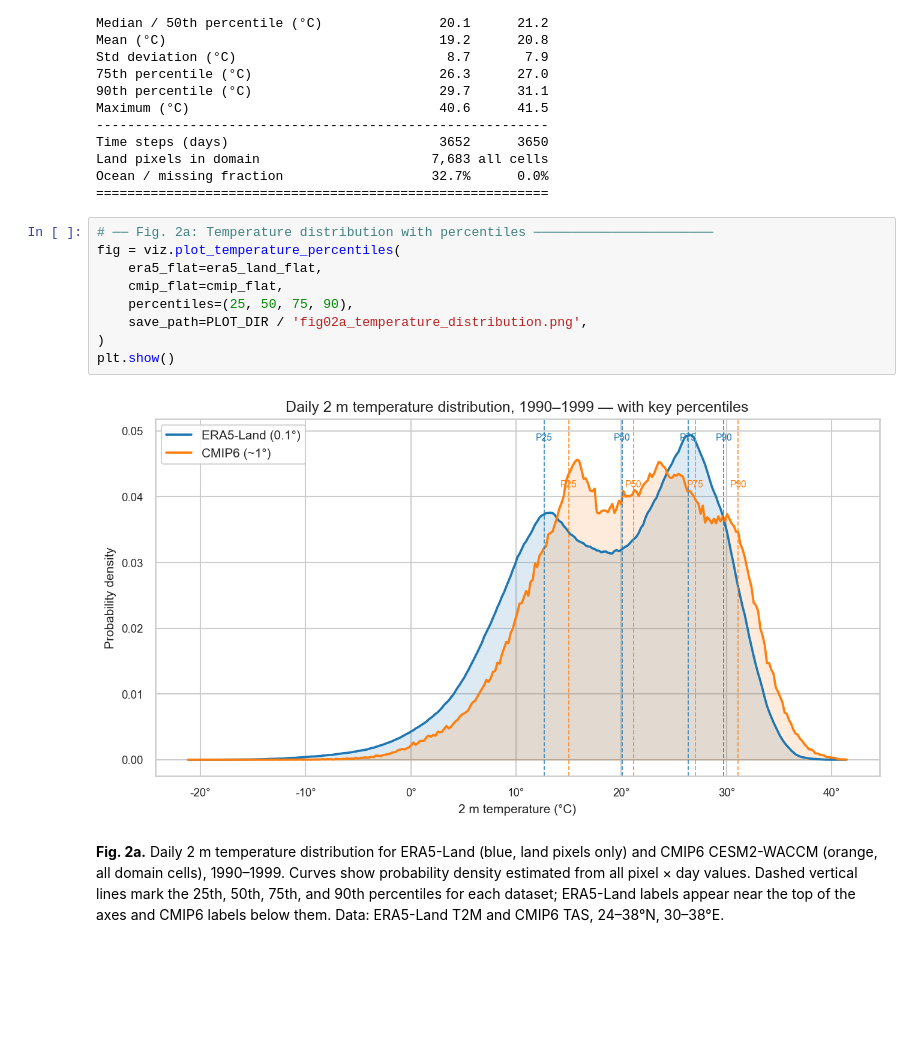
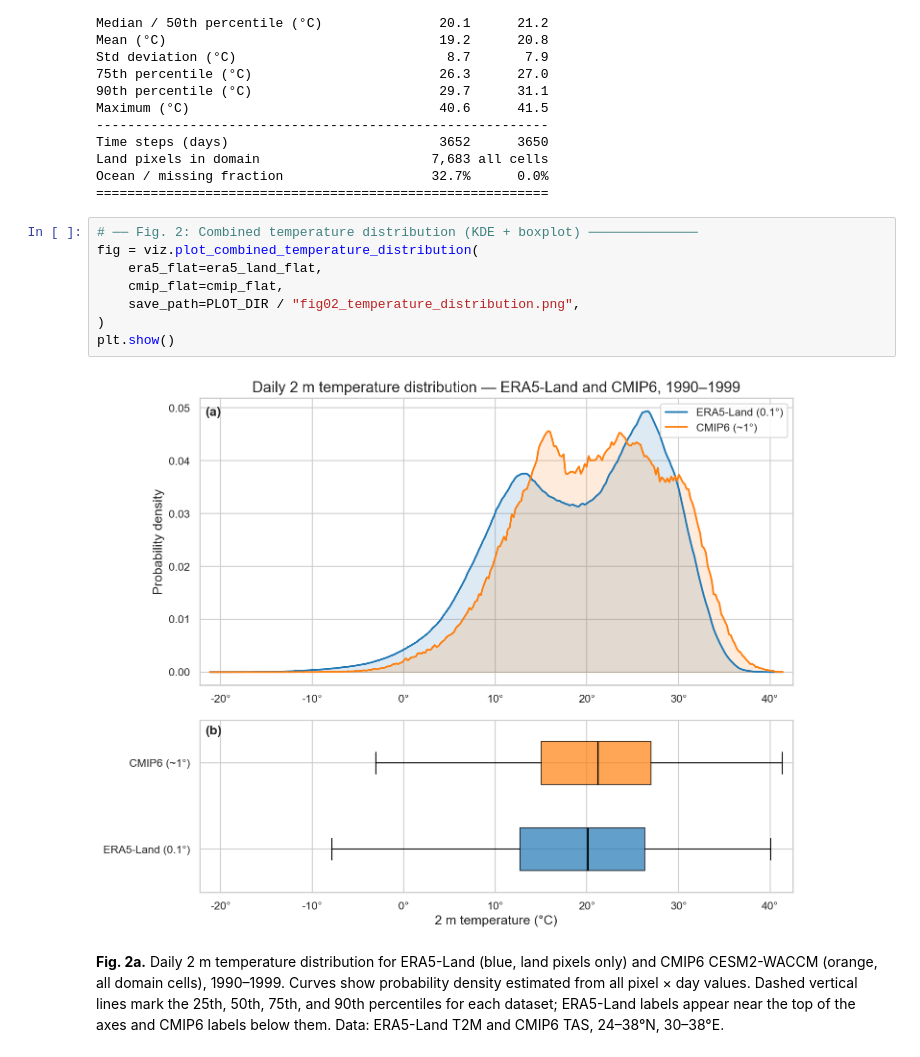
Before and after one commit to Shirlevran9/downscaling-thesis, a Jupyter notebook: notebooks/01_initial_data_exploration.ipynb, the cells around one changed output. Saved outputs shown, nothing was run; the diff lists cells and outputs as text; blank space fills up the shorter version.

Commit message:
Changes to the main code + plots

```diff
--- a/notebooks/01_initial_data_exploration.ipynb
+++ b/notebooks/01_initial_data_exploration.ipynb
@@ -189,16 +189,15 @@ Land pixels in domain                      7,683 all cells
 Ocean / missing fraction                   32.7%      0.0%
 ==========================================================
 # %%
-# ── Fig. 2a: Temperature distribution with percentiles ───────────────────────
-fig = viz.plot_temperature_percentiles(
+# ── Fig. 2: Combined temperature distribution (KDE + boxplot) ──────────────
+fig = viz.plot_combined_temperature_distribution(
     era5_flat=era5_land_flat,
     cmip_flat=cmip_flat,
-    percentiles=(25, 50, 75, 90),
-    save_path=PLOT_DIR / 'fig02a_temperature_distribution.png',
+    save_path=PLOT_DIR / "fig02_temperature_distribution.png",
 )
 plt.show()
 # %% [output]
-[figure, old version]
+[figure, new version]
 # %% [markdown]
 **Fig. 2a.** Daily 2 m temperature distribution for ERA5-Land (blue, land pixels only) and CMIP6 CESM2-WACCM (orange, all domain cells), 1990–1999. Curves show probability density estimated from all pixel × day values. Dashed vertical lines mark the 25th, 50th, 75th, and 90th percentiles for each dataset; ERA5-Land labels appear near the top of the axes and CMIP6 labels below them. Data: ERA5-Land T2M and CMIP6 TAS, 24–38°N, 30–38°E.
 # %% [markdown]
```
Also changed, not shown: parts of 20 cells of this notebook, 3 other files.
